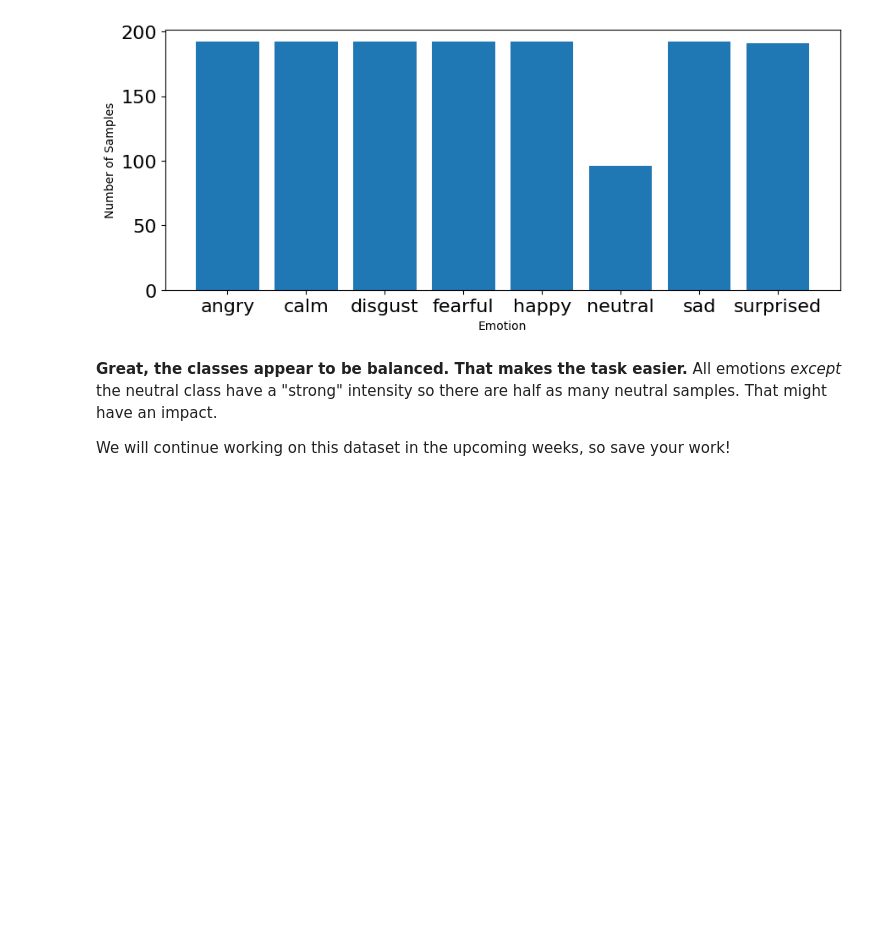
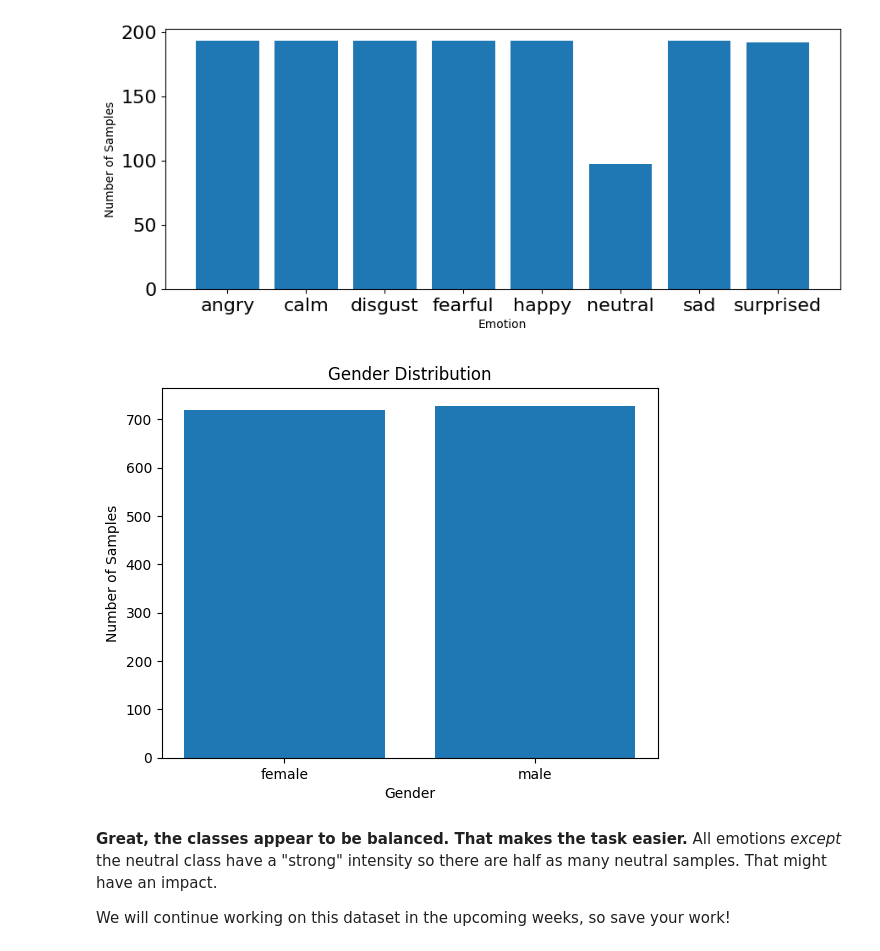
Before and after one commit to JiaweiShi0002/Week2-DataPreprocessing, a Jupyter notebook: Week 2.ipynb, the cells around one changed output. Drawn from its saved outputs; the diff is of its cells as text; code cells hidden in the pictures; blank space fills up the shorter version.

```diff
--- a/Week 2.ipynb
+++ b/Week 2.ipynb
@@ -697,7 +697,7 @@ Now we're going to load our data and extract the emotion names according to the
 import os, glob
 
 def load_data():
-    X,y=[],[]
+    X,y,genders=[],[],[]
     count = 0
     for file in glob.glob("Assignment 2/Audio Data/Actor_*/*.wav"):
         file_name=os.path.basename(file)
@@ -705,14 +705,18 @@ def load_data():
         #features = get_features(file)
         #X.append(features)
         y.append(emotion)
+
+        actor_id = int(file_name.split("-")[6].split(".")[0])
+        gender = "male" if actor_id % 2 == 1 else "female"
+        genders.append(gender)
         count += 1
         # '\r' + end='' results in printing over same line
         print('\r' + f' Processed {count}/{1440} audio samples',end=' ')
     # Return arrays to plug into sklearn's cross-validation algorithms
-    return np.array(X), np.array(y)
+    return np.array(X), np.array(y), np.array(genders)
 # %% [markdown]
 We will not compute the feature matrix this week, but we will read the emotion labels for the entire dataset.
 We will explain why the X and Y elements are important in the upcoming weeks.
 # %%
-features, emotions = load_data()
+features, emotions, genders= load_data()
 # %% [output]
@@ -738,6 +742,17 @@ plt.ylabel('Number of Samples')
 plt.show()
 # %% [output]
 [figure]
+# %%
+# plot gender
+gender_list, gcount = np.unique(genders, return_counts=True)
+plt.bar(x=range(len(gender_list)), height=gcount)
+plt.xticks(ticks=range(len(gender_list)), labels = list(gender_list),fontsize=10)
+plt.xlabel('Gender')
+plt.ylabel('Number of Samples')
+plt.title('Gender Distribution')
+plt.show()
+# %% [output]
+[figure, added]
 # %% [markdown]
 **Great, the classes appear to be balanced. That makes the task easier.** All emotions _except_ the neutral class have a "strong" intensity so there are half as many neutral samples. That might have an impact.
 
```
Also changed, not shown: parts of 3 cells of this notebook.
